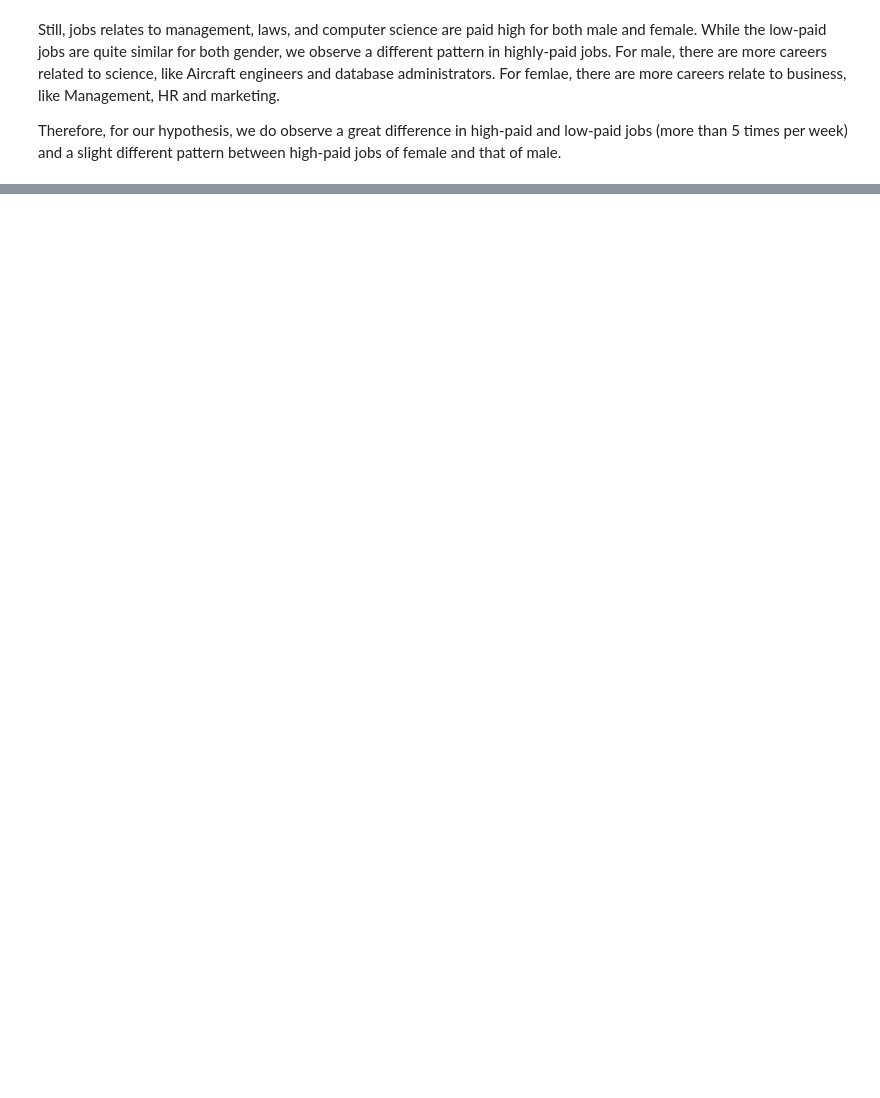
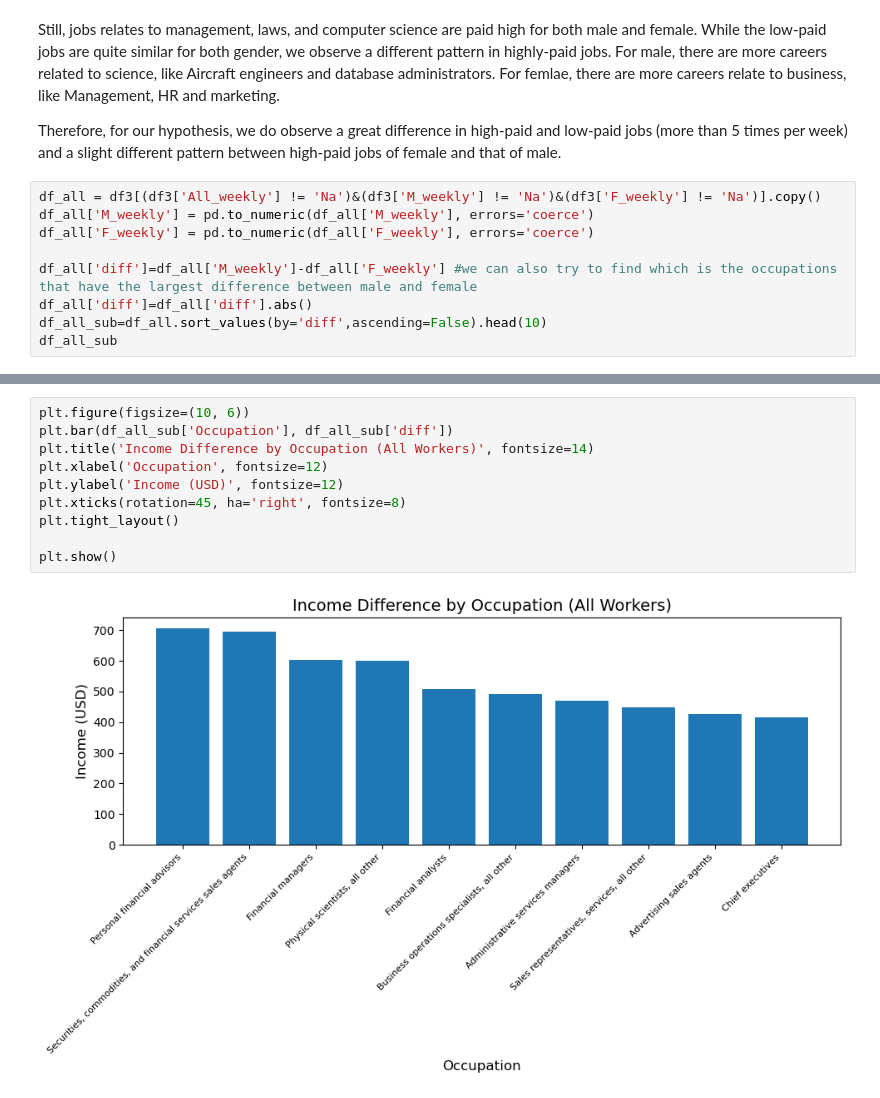
Before and after one commit to yrr-b/Computing-in-Context, a Jupyter notebook: yr2461_project3.ipynb, the cells around one changed output, grey strips where cells are left out. Drawn from its saved outputs; the diff is of its cells as text; blank space fills up the shorter version.

```diff
--- a/yr2461_project3.ipynb
+++ b/yr2461_project3.ipynb
@@ -175,3 +175,12 @@ plt.show()
 Still, jobs relates to management, laws, and computer science are paid high for both male and female. While the low-paid jobs are quite similar for both gender, we observe a different pattern in highly-paid jobs. For male, there are more careers related to science, like Aircraft engineers and database administrators. For femlae, there are more careers relate to business, like Management, HR and marketing.
 
 Therefore, for our hypothesis, we do observe a great difference in high-paid and low-paid jobs (more than 5 times per week) and a slight different pattern between high-paid jobs of female and that of male.
+# %%
+df_all = df3[(df3['All_weekly'] != 'Na')&(df3['M_weekly'] != 'Na')&(df3['F_weekly'] != 'Na')].copy()
+df_all['M_weekly'] = pd.to_numeric(df_all['M_weekly'], errors='coerce')
+df_all['F_weekly'] = pd.to_numeric(df_all['F_weekly'], errors='coerce')
+
+df_all['diff']=df_all['M_weekly']-df_all['F_weekly'] #we can also try to find which is the occupations that have the largest difference between male and female
+df_all['diff']=df_all['diff'].abs()
+df_all_sub=df_all.sort_values(by='diff',ascending=False).head(10)
+df_all_sub
@@ -177,0 +199,12 @@ Therefore, for our hypothesis, we do observe a great difference in high-paid and
+# %%
+plt.figure(figsize=(10, 6))
+plt.bar(df_all_sub['Occupation'], df_all_sub['diff'])
+plt.title('Income Difference by Occupation (All Workers)', fontsize=14)
+plt.xlabel('Occupation', fontsize=12)
+plt.ylabel('Income (USD)', fontsize=12)
+plt.xticks(rotation=45, ha='right', fontsize=8)
+plt.tight_layout()
+
+plt.show()
+# %% [output]
+[figure, added]
```
Also changed, not shown: parts of 3 cells of this notebook.
